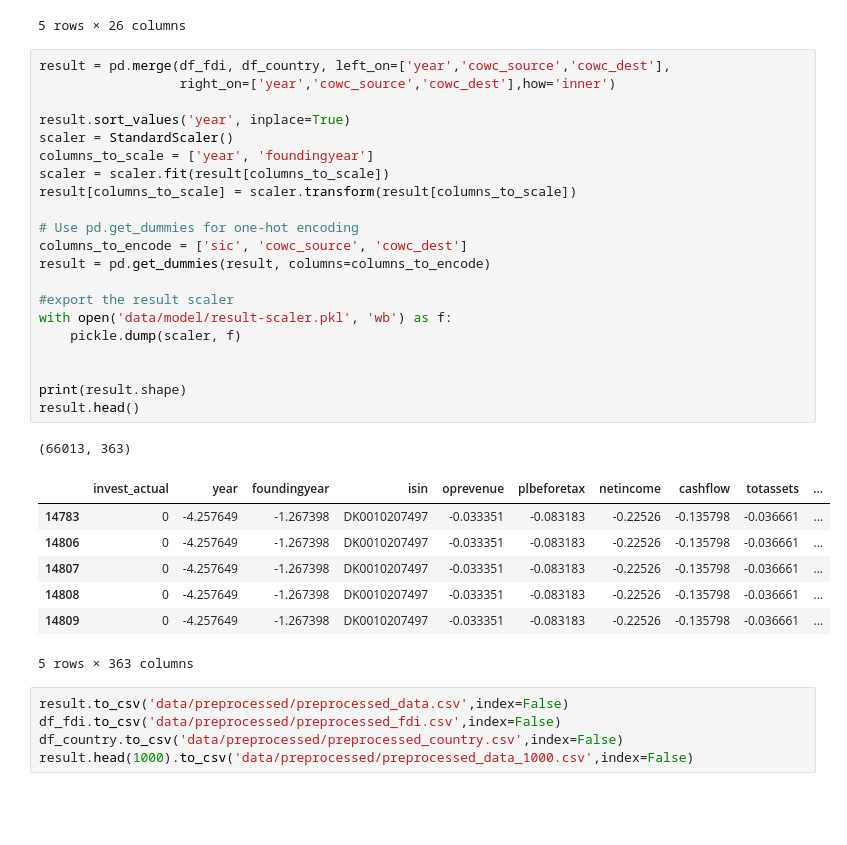
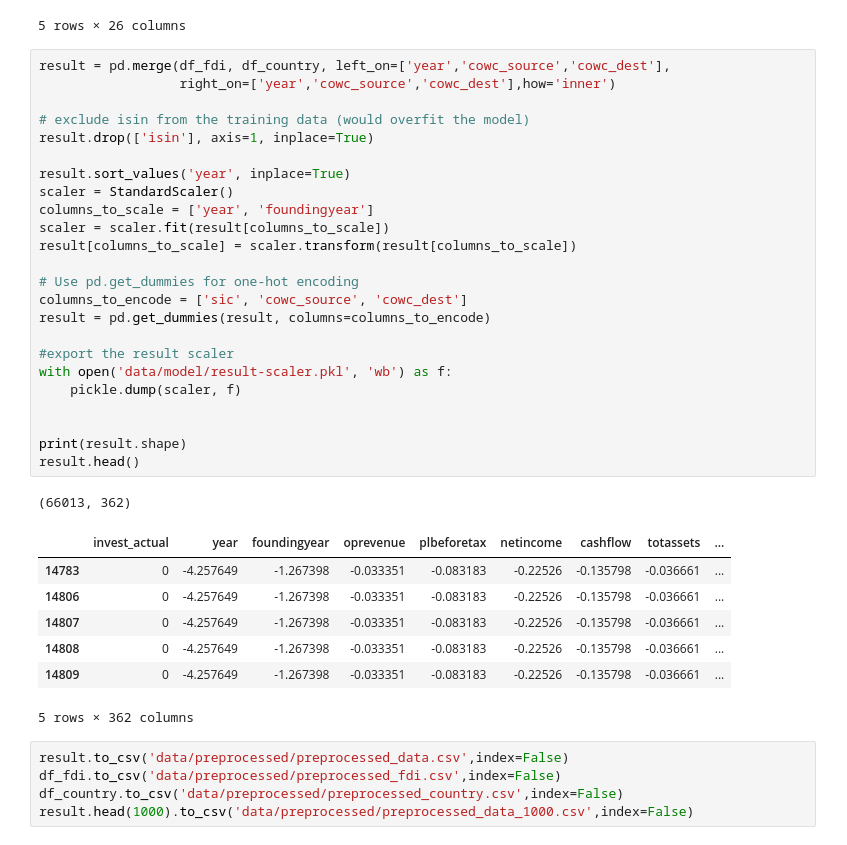
Before and after one commit to lukasthekid/investment-locations-lstm, a Jupyter notebook: preprocessing.ipynb, the cells around one changed output. Drawn from its saved outputs; the diff is of its cells as text; blank space fills up the shorter version.

```diff
--- a/preprocessing.ipynb
+++ b/preprocessing.ipynb
@@ -249,33 +249,36 @@ df_fdi.head()
 # %%
 result = pd.merge(df_fdi, df_country, left_on=['year','cowc_source','cowc_dest'],
                   right_on=['year','cowc_source','cowc_dest'],how='inner')
+
+# exclude isin from the training data (would overfit the model)
+result.drop(['isin'], axis=1, inplace=True)
 
 result.sort_values('year', inplace=True)
 scaler = StandardScaler()
 columns_to_scale = ['year', 'foundingyear']
 scaler = scaler.fit(result[columns_to_scale])
 result[columns_to_scale] = scaler.transform(result[columns_to_scale])
 
 # Use pd.get_dummies for one-hot encoding
 columns_to_encode = ['sic', 'cowc_source', 'cowc_dest']
 result = pd.get_dummies(result, columns=columns_to_encode)
 
 #export the result scaler
 with open('data/model/result-scaler.pkl', 'wb') as f:
     pickle.dump(scaler, f)
 
 
 print(result.shape)
 result.head()
 # %% [output]
-(66013, 363)
+(66013, 362)
-|  | invest_actual | year | foundingyear | isin | oprevenue | plbeforetax | netincome | cashflow | totassets | ... |
-| 14783 | 0 | -4.257649 | -1.267398 | DK0010207497 | -0.033351 | -0.083183 | -0.22526 | -0.135798 | -0.036661 | ... |
-| 14806 | 0 | -4.257649 | -1.267398 | DK0010207497 | -0.033351 | -0.083183 | -0.22526 | -0.135798 | -0.036661 | ... |
-| 14807 | 0 | -4.257649 | -1.267398 | DK0010207497 | -0.033351 | -0.083183 | -0.22526 | -0.135798 | -0.036661 | ... |
-| 14808 | 0 | -4.257649 | -1.267398 | DK0010207497 | -0.033351 | -0.083183 | -0.22526 | -0.135798 | -0.036661 | ... |
-| 14809 | 0 | -4.257649 | -1.267398 | DK0010207497 | -0.033351 | -0.083183 | -0.22526 | -0.135798 | -0.036661 | ... |
+|  | invest_actual | year | foundingyear | oprevenue | plbeforetax | netincome | cashflow | totassets | ... |
+| 14783 | 0 | -4.257649 | -1.267398 | -0.033351 | -0.083183 | -0.22526 | -0.135798 | -0.036661 | ... |
+| 14806 | 0 | -4.257649 | -1.267398 | -0.033351 | -0.083183 | -0.22526 | -0.135798 | -0.036661 | ... |
+| 14807 | 0 | -4.257649 | -1.267398 | -0.033351 | -0.083183 | -0.22526 | -0.135798 | -0.036661 | ... |
+| 14808 | 0 | -4.257649 | -1.267398 | -0.033351 | -0.083183 | -0.22526 | -0.135798 | -0.036661 | ... |
+| 14809 | 0 | -4.257649 | -1.267398 | -0.033351 | -0.083183 | -0.22526 | -0.135798 | -0.036661 | ... |
-5 rows × 363 columns
+5 rows × 362 columns
 # %%
 result.to_csv('data/preprocessed/preprocessed_data.csv',index=False)
 df_fdi.to_csv('data/preprocessed/preprocessed_fdi.csv',index=False)
```
Also changed, not shown: 53 other files.
